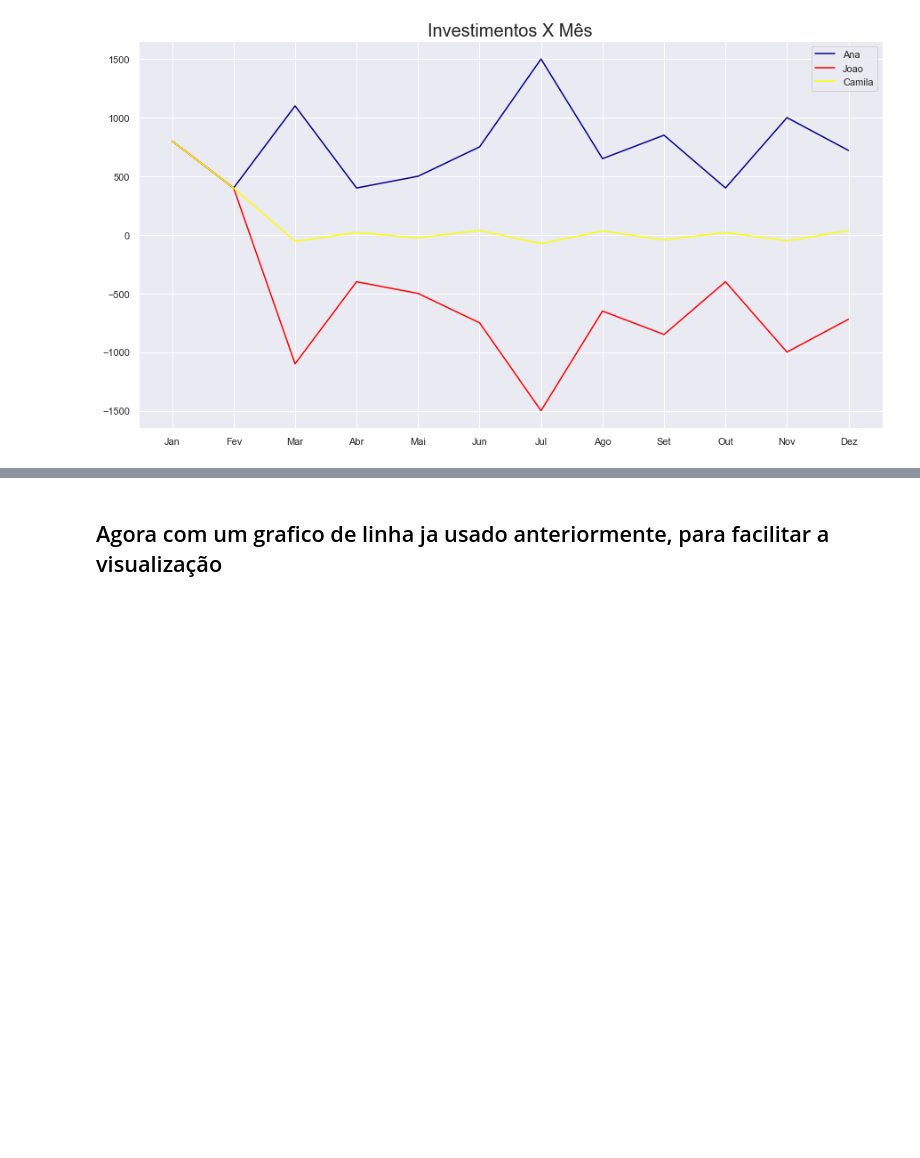
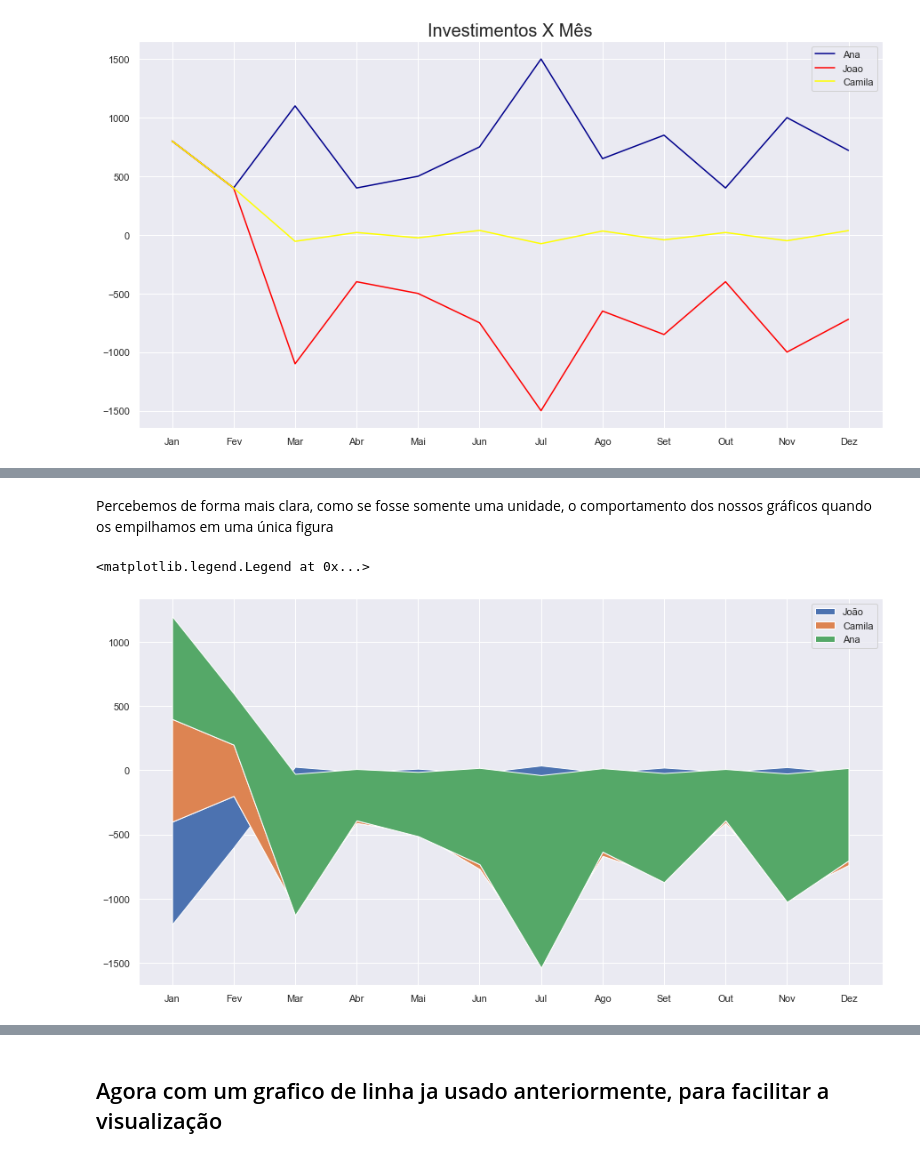
Before and after one commit to Wolfgang-Amadeus-Mozart/Analise_de_dados_Geral, a Jupyter notebook: Data Visualization com python/Data_Visualization.ipynb, the cells around one changed output, grey strips where cells are left out. Saved outputs shown, nothing was run; the diff lists cells and outputs as text; code cells hidden in the pictures; blank space fills up the shorter version.

```diff
--- a/Data Visualization com python/Data_Visualization.ipynb
+++ b/Data Visualization com python/Data_Visualization.ipynb
@@ -308,0 +312,10 @@ ax.legend()
+# %% [markdown]
+Percebemos de forma mais clara, como se fosse somente uma unidade, o comportamento dos nossos gráficos quando os empilhamos em uma única figura
+# %%
+#Agora utilizando nos dados
+plt.stackplot(df['Mês'], df['Joao'] , df['Camila'], df['Ana'],baseline='sym',labels=['João', 'Camila', 'Ana'],
+             )
+plt.legend()
+# %% [output]
+<matplotlib.legend.Legend at 0x...>
+[figure, added]
```
Also changed, not shown: parts of 13 cells of this notebook.
